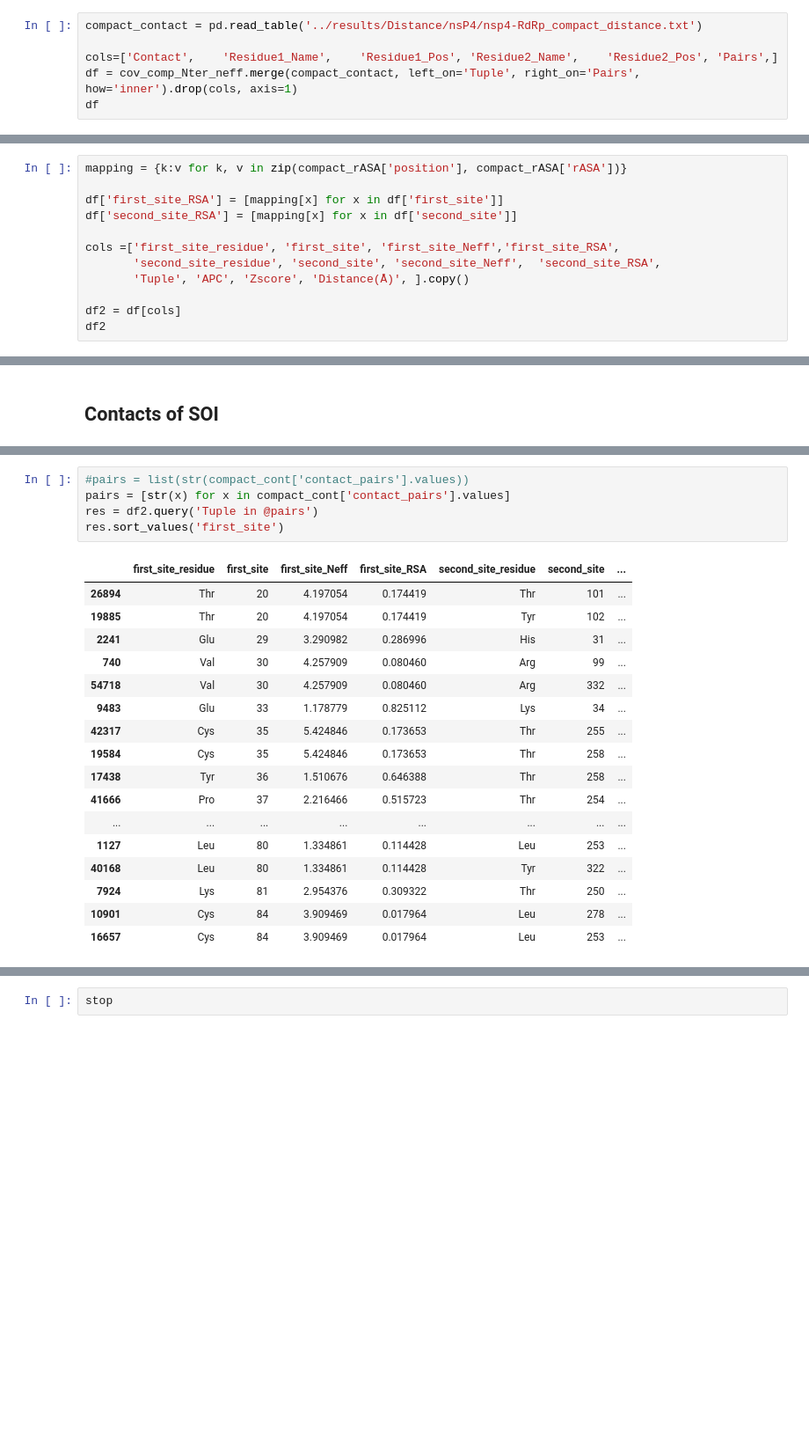
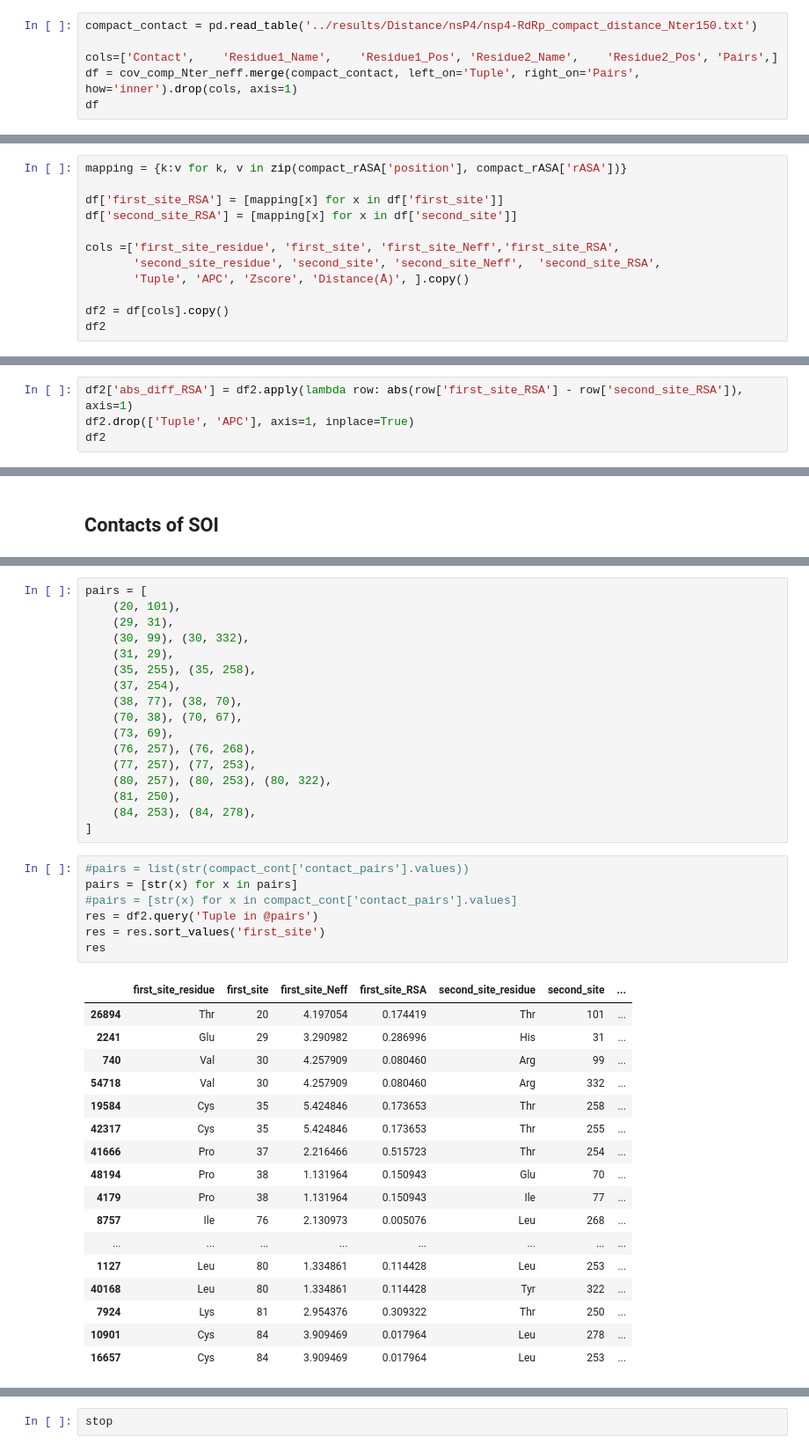
Before and after one commit to ziul-bio/alpnsp, a Jupyter notebook: notebooks/alphavirus_nsP4_DCA.ipynb, the cells around one changed output, grey strips where cells are left out. Shown at 88% size. Saved outputs shown, nothing was run; the diff lists cells and outputs as text; blank space fills up the shorter version.

```diff
--- a/notebooks/alphavirus_nsP4_DCA.ipynb
+++ b/notebooks/alphavirus_nsP4_DCA.ipynb
@@ -102,7 +114,7 @@ cov_comp_Nter_neff
 # %% [markdown]
 ### Adding distance in Å
 # %%
-compact_contact = pd.read_table('../results/Distance/nsP4/nsp4-RdRp_compact_distance.txt')
+compact_contact = pd.read_table('../results/Distance/nsP4/nsp4-RdRp_compact_distance_Nter150.txt')
 
 cols=['Contact',	'Residue1_Name',	'Residue1_Pos',	'Residue2_Name',	'Residue2_Pos',	'Pairs',]
 df = cov_comp_Nter_neff.merge(compact_contact, left_on='Tuple', right_on='Pairs', how='inner').drop(cols, axis=1)
@@ -151,7 +163,7 @@ cols =['first_site_residue', 'first_site', 'first_site_Neff','first_site_RSA',
        'second_site_residue', 'second_site', 'second_site_Neff',  'second_site_RSA',
        'Tuple', 'APC', 'Zscore', 'Distance(Å)', ].copy()
 
-df2 = df[cols]
+df2 = df[cols].copy()
 df2
 # %% [output]
 |  | first_site_residue | first_site | first_site_Neff | first_site_RSA | second_site_residue | second_site | ... |
@@ -169,0 +182,4 @@ df2
+# %%
+df2['abs_diff_RSA'] = df2.apply(lambda row: abs(row['first_site_RSA'] - row['second_site_RSA']), axis=1)
+df2.drop(['Tuple', 'APC'], axis=1, inplace=True)
+df2
@@ -200,20 +232,39 @@ compact_cont
+# %%
+pairs = [
+    (20, 101),
+    (29, 31),
+    (30, 99), (30, 332),
+    (31, 29),
+    (35, 255), (35, 258),
+    (37, 254),
+    (38, 77), (38, 70),
+    (70, 38), (70, 67),
+    (73, 69),
+    (76, 257), (76, 268),
+    (77, 257), (77, 253),
+    (80, 257), (80, 253), (80, 322),
+    (81, 250),
+    (84, 253), (84, 278),
+]
 # %%
 #pairs = list(str(compact_cont['contact_pairs'].values))
-pairs = [str(x) for x in compact_cont['contact_pairs'].values]
+pairs = [str(x) for x in pairs]
+#pairs = [str(x) for x in compact_cont['contact_pairs'].values]
 res = df2.query('Tuple in @pairs')
-res.sort_values('first_site')
+res = res.sort_values('first_site')
+res
 # %% [output]
 |  | first_site_residue | first_site | first_site_Neff | first_site_RSA | second_site_residue | second_site | ... |
 | 26894 | Thr | 20 | 4.197054 | 0.174419 | Thr | 101 | ... |
-| 19885 | Thr | 20 | 4.197054 | 0.174419 | Tyr | 102 | ... |
 | 2241 | Glu | 29 | 3.290982 | 0.286996 | His | 31 | ... |
 | 740 | Val | 30 | 4.257909 | 0.080460 | Arg | 99 | ... |
 | 54718 | Val | 30 | 4.257909 | 0.080460 | Arg | 332 | ... |
-| 9483 | Glu | 33 | 1.178779 | 0.825112 | Lys | 34 | ... |
+| 19584 | Cys | 35 | 5.424846 | 0.173653 | Thr | 258 | ... |
 | 42317 | Cys | 35 | 5.424846 | 0.173653 | Thr | 255 | ... |
-| 19584 | Cys | 35 | 5.424846 | 0.173653 | Thr | 258 | ... |
-| 17438 | Tyr | 36 | 1.510676 | 0.646388 | Thr | 258 | ... |
 | 41666 | Pro | 37 | 2.216466 | 0.515723 | Thr | 254 | ... |
+| 48194 | Pro | 38 | 1.131964 | 0.150943 | Glu | 70 | ... |
+| 4179 | Pro | 38 | 1.131964 | 0.150943 | Ile | 77 | ... |
+| 8757 | Ile | 76 | 2.130973 | 0.005076 | Leu | 268 | ... |
 | ... | ... | ... | ... | ... | ... | ... | ... |
 | 1127 | Leu | 80 | 1.334861 | 0.114428 | Leu | 253 | ... |
 | 40168 | Leu | 80 | 1.334861 | 0.114428 | Tyr | 322 | ... |
```
Also changed, not shown: parts of 47 cells of this notebook, 3 other files.
